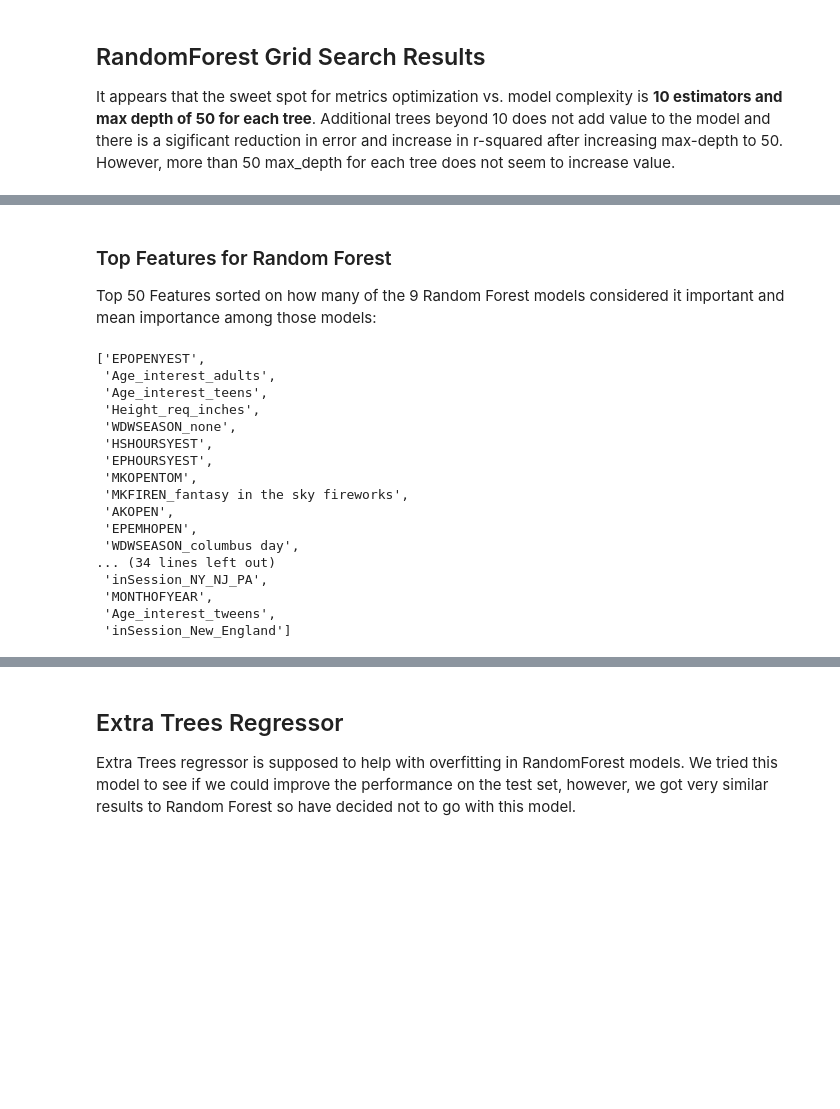
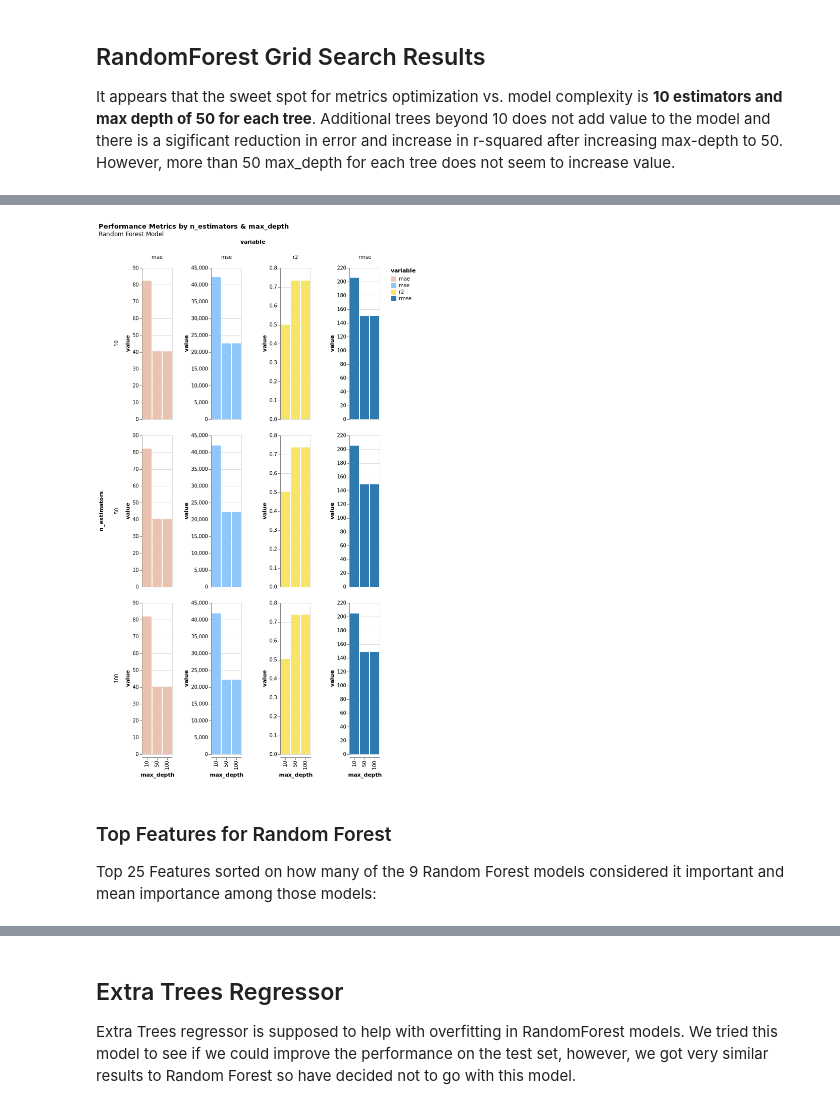
Before and after one commit to DisneyWorldWaitTimes/WaitTimeExplorationAndPrediction, a Jupyter notebook: notebooks/RegressionExploration.ipynb, the cells around one changed output, grey strips where cells are left out. Drawn from its saved outputs; the diff is of its cells as text; code cells hidden in the pictures; blank space fills up the shorter version.

Commit message:
changing HTML images to PNG and updating altair render format to be PNG

```diff
--- a/notebooks/RegressionExploration.ipynb
+++ b/notebooks/RegressionExploration.ipynb
@@ -198,18 +200,0 @@ These columns are more than 99.9% similar.
-# %%
-X_dtype = X_train_encoded.select_dtypes(include=['bool']).reset_index(drop=True)
-
-var_thr = VarianceThreshold(threshold=0.001)  # Removing both constant and quasi-constant
-var_thr.fit(X_dtype)
-
-concol = [column for column in X_dtype.columns
-          if column not in X_dtype.columns[var_thr.get_support()]]
-
-
-del var_thr, X_dtype
-
-if "Weather Type" in concol:
-    concol.remove("Weather Type")
-
-print(f"DROPPING BOOL: ", concol)
-X_train_encoded.drop(concol, axis=1, inplace=True)
-X_test_encoded.drop(concol, axis=1, inplace=True)
@@ -427,7 +415,7 @@ rfMetricsChart = alt.Chart(rfGridSearchResults).mark_bar().encode(
     }
 )
 
-save(rfMetricsChart, "../reports/figures/GridSearchRandomForest.html")
+save(rfMetricsChart, "../reports/figures/GridSearchRandomForest.png")
 
 rfMetricsChart
 # %% [output]
@@ -435,4 +422,5 @@ rfMetricsChart
+[figure, added]
 # %% [markdown]
 ### Top Features for Random Forest
 
-Top 50 Features sorted on how many of the 9 Random Forest models considered it important and mean importance among those models:
+Top 25 Features sorted on how many of the 9 Random Forest models considered it important and mean importance among those models:
@@ -444,23 +426,0 @@ rf_feature_importance[top20]
-# %%
-for x in rf_feature_importance:
-    rf_feature_importance[x]["mean_importance"] = np.mean(rf_feature_importance[x]["importances"])
-
-sorted(rf_feature_importance, key=lambda x: (-rf_feature_importance[x]['count'], -rf_feature_importance[x]["mean_importance"]))[:50]
-# %% [output]
-['EPOPENYEST',
- 'Age_interest_adults',
- 'Age_interest_teens',
- 'Height_req_inches',
- 'WDWSEASON_none',
- 'HSHOURSYEST',
- 'EPHOURSYEST',
- 'MKOPENTOM',
- 'MKFIREN_fantasy in the sky fireworks',
- 'AKOPEN',
- 'EPEMHOPEN',
- 'WDWSEASON_columbus day',
-... (34 lines left out)
- 'inSession_NY_NJ_PA',
- 'MONTHOFYEAR',
- 'Age_interest_tweens',
- 'inSession_New_England']
```
Also changed, not shown: parts of 17 cells of this notebook, 50 other files.
